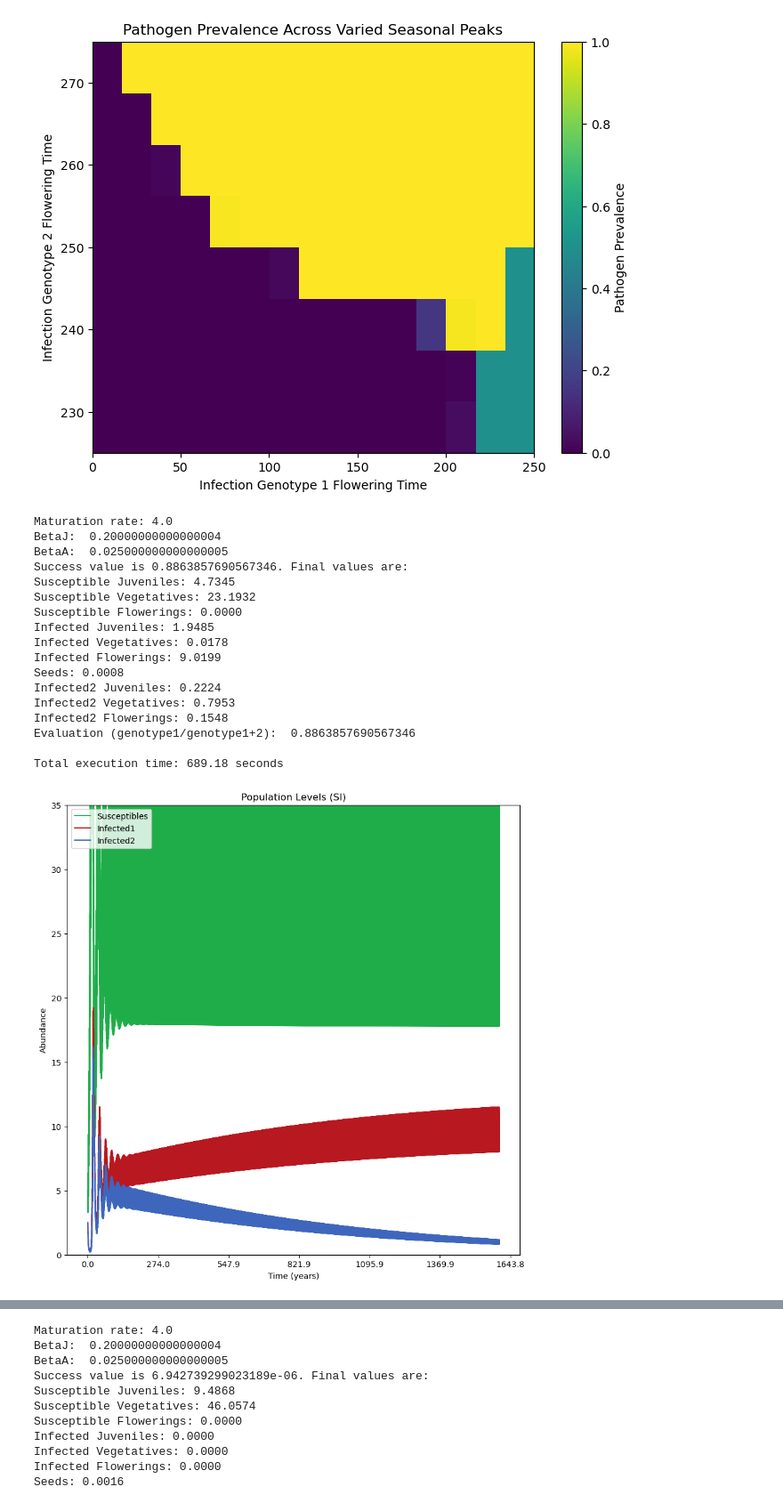
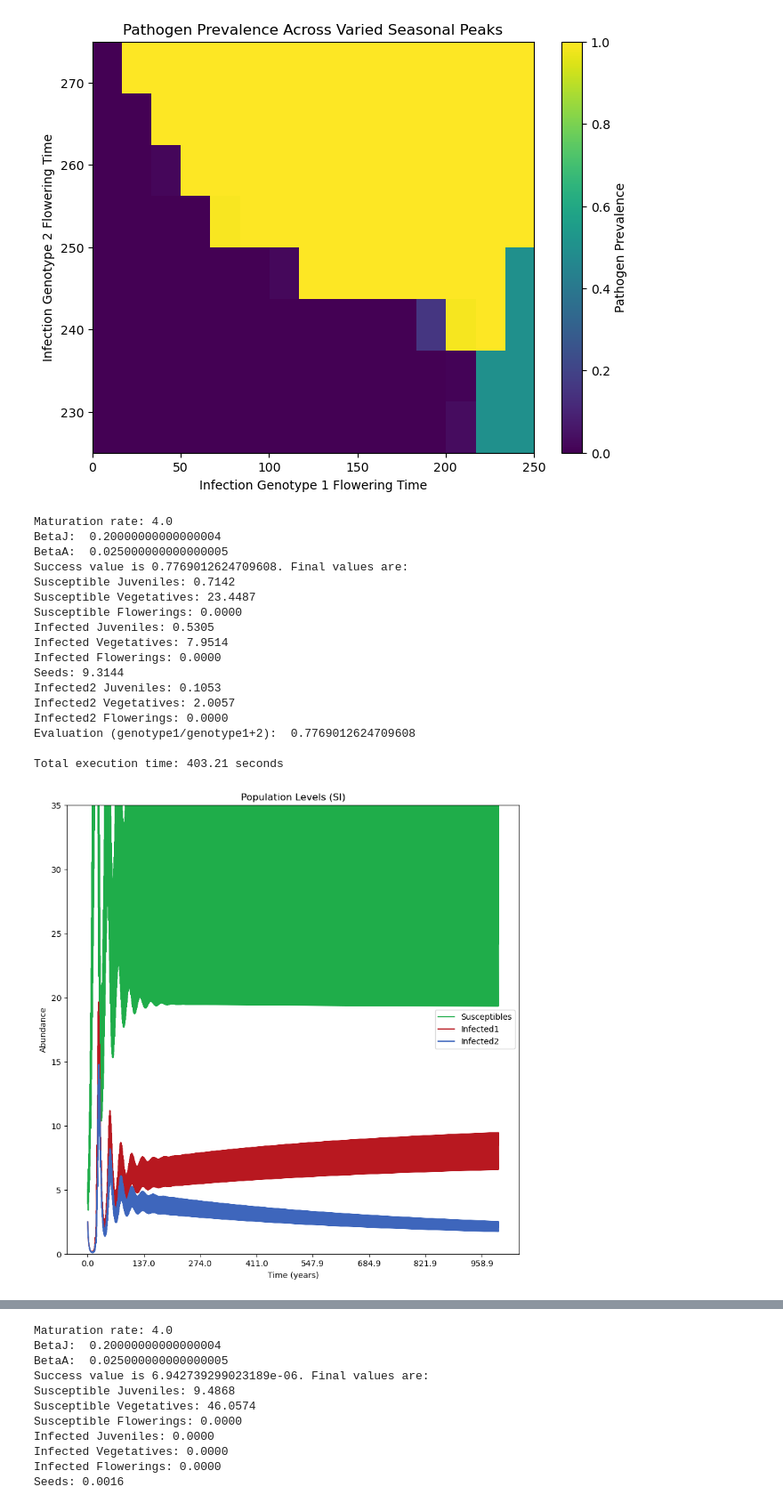
Before and after one commit to bds062/Host-Pathogen-Evolutionary-Dynamics-Model, a Jupyter notebook: call_functions.ipynb, the cells around one changed output, grey strips where cells are left out. Shown at 89% size. Cells and saved outputs as stored; diff of their text form; code cells hidden in the pictures.

```diff
--- a/call_functions.ipynb
+++ b/call_functions.ipynb
@@ -92,44 +92,44 @@ Total execution time: 4392.64 seconds
 # %%
 param1_values = np.linspace(0, 365, 5)
 param2_values = np.linspace(0, 365, 5)
 
 
 
-model = Model(maturity=4/365, t = (0, 365 * 1600), germination_time = 302.5, Bj = 0.2 / 365, infected_time=346.42857142857144, infected_time2=313.8888888888889)
+model = Model(maturity=4/365, t = (0, 365 * 1000), germination_time = 182.5, Bj = 0.2 / 365, infected_time=235.35714285714286, infected_time2=185.71428571428572 )
 graph_model = GraphModel(model)
 # raster_model = RasterModel(model, 'infected_time', 'infected_time2', param1_values, param2_values)
 
 print("Maturation rate:", model.maturity*365)
 print("BetaJ: ", model.Bj*365)
 print("BetaA: ", model.Bv*365)
 
 
 start_time = time.time()
 graph_model.graph()
 print("Evaluation (genotype1/genotype1+2): ", model.evaluate(model.solution))
 # raster_model.sweep_1d(param_num=1)
 # raster_model.plot_1d()
 # raster_model.raster()  # Uses all 8 cores automatically
 end_time = time.time()
 print(f"\nTotal execution time: {end_time - start_time:.2f} seconds")
 
 # raster_model.plot_heatmap()
 # %% [output]
 Maturation rate: 4.0
 BetaJ:  0.20000000000000004
 BetaA:  0.025000000000000005
-Success value is 0.8863857690567346. Final values are:
-Susceptible Juveniles: 4.7345
-Susceptible Vegetatives: 23.1932
+Success value is 0.7769012624709608. Final values are:
+Susceptible Juveniles: 0.7142
+Susceptible Vegetatives: 23.4487
 Susceptible Flowerings: 0.0000
-Infected Juveniles: 1.9485
-Infected Vegetatives: 0.0178
-Infected Flowerings: 9.0199
-Seeds: 0.0008
-Infected2 Juveniles: 0.2224
-Infected2 Vegetatives: 0.7953
-Infected2 Flowerings: 0.1548
-Evaluation (genotype1/genotype1+2):  0.8863857690567346
+Infected Juveniles: 0.5305
+Infected Vegetatives: 7.9514
+Infected Flowerings: 0.0000
+Seeds: 9.3144
+Infected2 Juveniles: 0.1053
+Infected2 Vegetatives: 2.0057
+Infected2 Flowerings: 0.0000
+Evaluation (genotype1/genotype1+2):  0.7769012624709608
 
-Total execution time: 689.18 seconds
+Total execution time: 403.21 seconds
-[figure, old version]
+[figure, new version]
```
Also changed, not shown: parts of 2 cells of this notebook, 1 other file.
